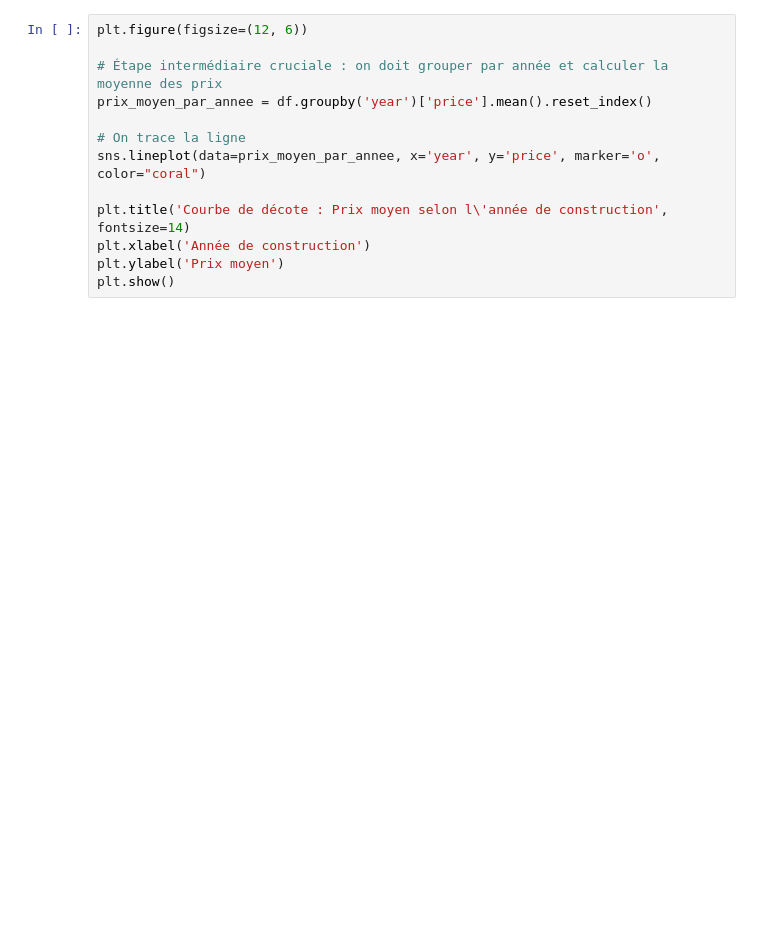
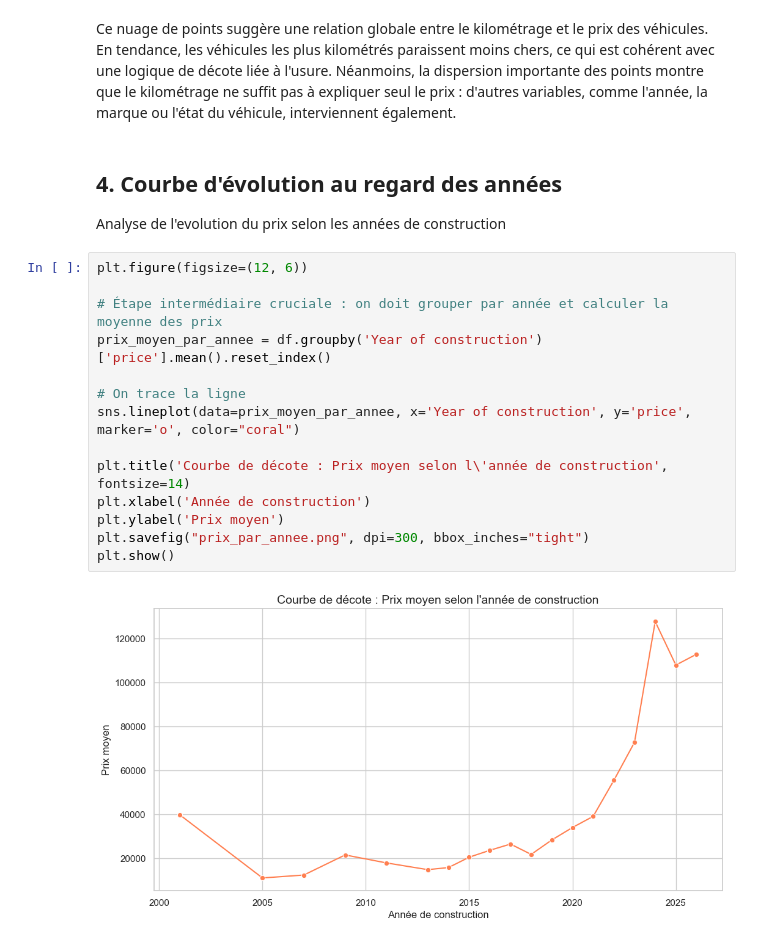
Before and after one commit to PierrotGbenyon/ScrappingTractor, a Jupyter notebook: analyse_de_données_projet_scraping.ipynb, the cells around one changed output. Cells and saved outputs as stored; diff of their text form; blank space fills up the shorter version.

```diff
--- a/analyse_de_données_projet_scraping.ipynb
+++ b/analyse_de_données_projet_scraping.ipynb
@@ -120,13 +107,22 @@ Analyse sur la perte de valeur dans le temps
+# %% [markdown]
+Ce nuage de points suggère une relation globale entre le kilométrage et le prix des véhicules. En tendance, les véhicules les plus kilométrés paraissent moins chers, ce qui est cohérent avec une logique de décote liée à l'usure. Néanmoins, la dispersion importante des points montre que le kilométrage ne suffit pas à expliquer seul le prix : d'autres variables, comme l'année, la marque ou l'état du véhicule, interviennent également.
+# %% [markdown]
+## 4. Courbe d'évolution au regard des années
+
+Analyse de l'evolution du prix selon les années de construction
 # %%
 plt.figure(figsize=(12, 6))
 
 # Étape intermédiaire cruciale : on doit grouper par année et calculer la moyenne des prix
-prix_moyen_par_annee = df.groupby('year')['price'].mean().reset_index()
+prix_moyen_par_annee = df.groupby('Year of construction')['price'].mean().reset_index()
 
 # On trace la ligne
-sns.lineplot(data=prix_moyen_par_annee, x='year', y='price', marker='o', color="coral")
+sns.lineplot(data=prix_moyen_par_annee, x='Year of construction', y='price', marker='o', color="coral")
 
 plt.title('Courbe de décote : Prix moyen selon l\'année de construction', fontsize=14)
 plt.xlabel('Année de construction')
 plt.ylabel('Prix moyen')
+plt.savefig("prix_par_annee.png", dpi=300, bbox_inches="tight")
 plt.show()
+# %% [output]
+[figure, added]
```
Also changed, not shown: parts of 21 cells of this notebook.
